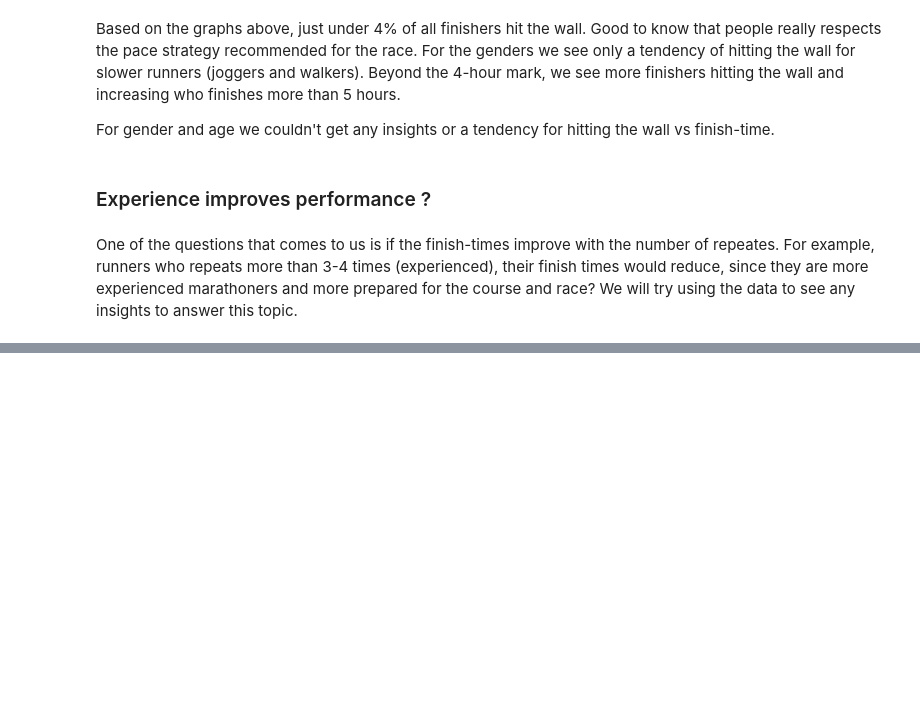
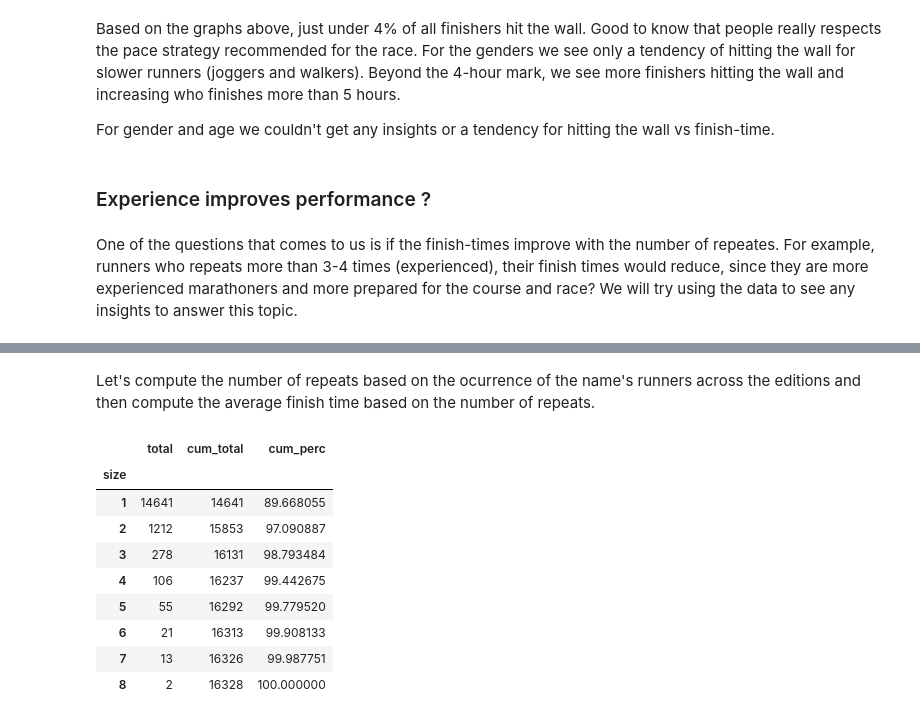
Before and after one commit to corriporai/runpandas, a Jupyter notebook: examples/race_results.ipynb, the cells around one changed output, grey strips where cells are left out. Cells and saved outputs as stored; diff of their text form; code cells hidden in the pictures; blank space fills up the shorter version.

```diff
--- a/examples/race_results.ipynb
+++ b/examples/race_results.ipynb
@@ -771,0 +777,2 @@ One of the questions that comes to us is if the finish-times improve with the nu
+# %% [markdown]
+Let's compute the number of repeats based on the ocurrence of the name's runners across the editions and then compute the average finish time based on the number of repeats.
@@ -771,0 +782,19 @@ One of the questions that comes to us is if the finish-times improve with the nu
+# %%
+#get distribution of repeats of all runners
+distribution = lochness_data_full.groupby('full_name').size().to_frame('size').reset_index().groupby('size').size().to_frame('total')
+
+#cumulative sum and percentage column on only repeats
+distribution['cum_total'] = distribution['total'].cumsum()
+distribution['cum_perc'] = 100*distribution['cum_total']/distribution['total'].sum()
+distribution
+# %% [output]
+|  | total | cum_total | cum_perc |
+| size |  |  |  |
+| 1 | 14641 | 14641 | 89.668055 |
+| 2 | 1212 | 15853 | 97.090887 |
+| 3 | 278 | 16131 | 98.793484 |
+| 4 | 106 | 16237 | 99.442675 |
+| 5 | 55 | 16292 | 99.779520 |
+| 6 | 21 | 16313 | 99.908133 |
+| 7 | 13 | 16326 | 99.987751 |
+| 8 | 2 | 16328 | 100.000000 |
```
Also changed, not shown: parts of 12 cells of this notebook.
